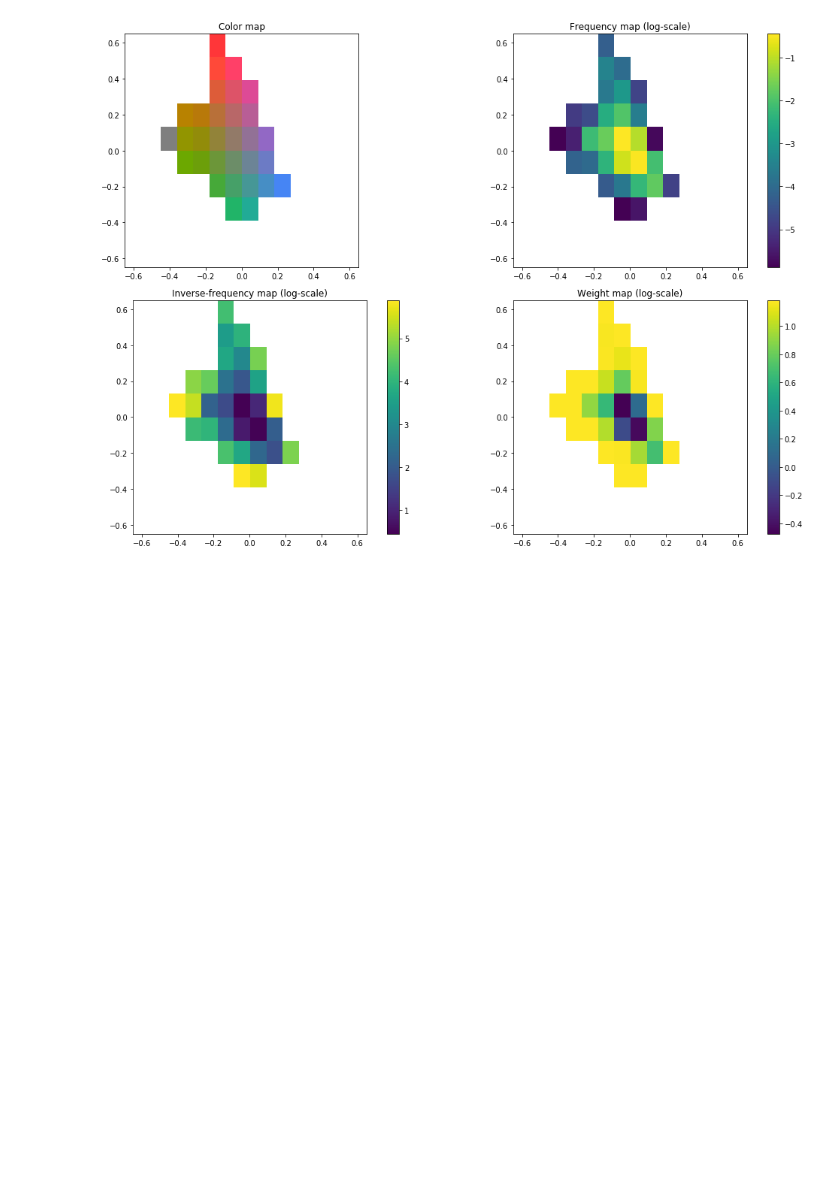
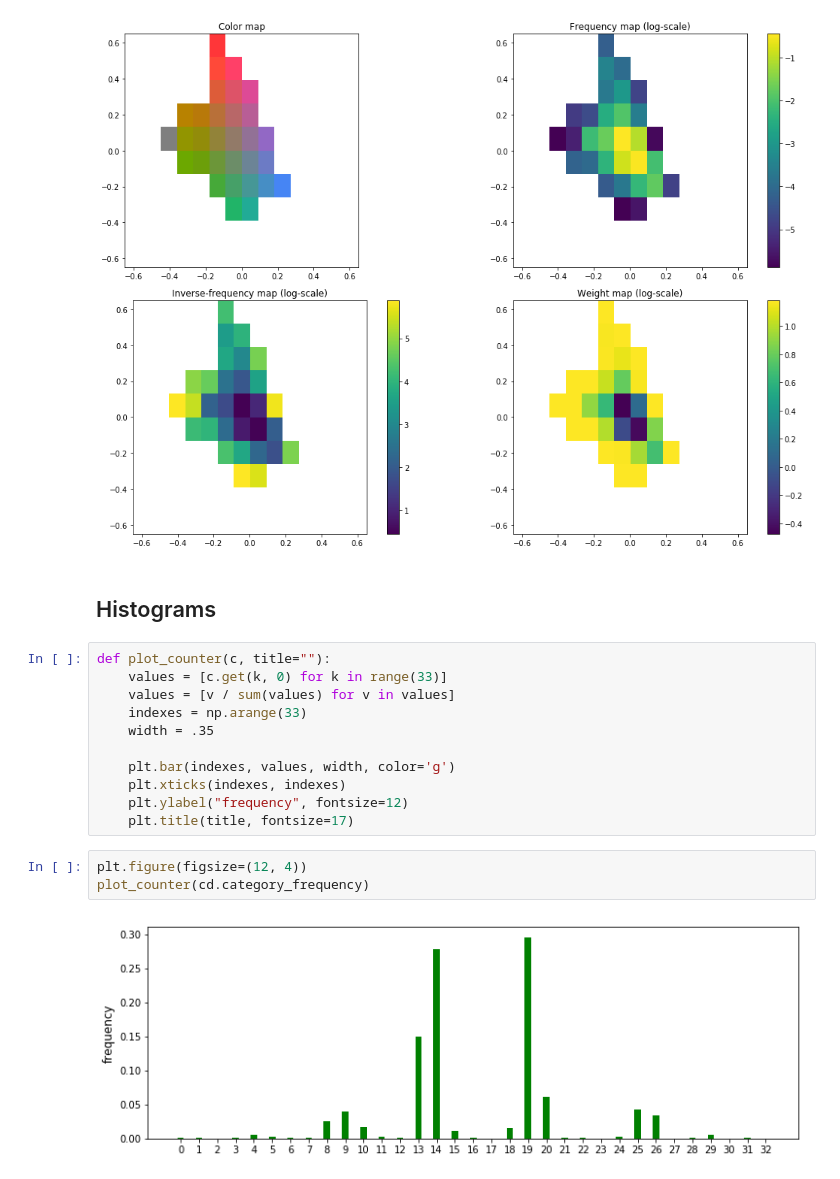
Before and after one commit to vincentbillaut/all-colors-matter, a Jupyter notebook: notebooks/ColorDiscretizer demo.ipynb, the cells around one changed output. Cells and saved outputs as stored; diff of their text form; blank space fills up the shorter version.

```diff
--- a/notebooks/ColorDiscretizer demo.ipynb
+++ b/notebooks/ColorDiscretizer demo.ipynb
@@ -193,3 +193,21 @@ Remaining colors: 31
 [figure]
 [figure]
 [figure]
+# %% [markdown]
+## Histograms
+# %%
+def plot_counter(c, title=""):
+    values = [c.get(k, 0) for k in range(33)]
+    values = [v / sum(values) for v in values]
+    indexes = np.arange(33)
+    width = .35
+
+    plt.bar(indexes, values, width, color='g')
+    plt.xticks(indexes, indexes)
+    plt.ylabel("frequency", fontsize=12)
+    plt.title(title, fontsize=17)
+# %%
+plt.figure(figsize=(12, 4))
+plot_counter(cd.category_frequency)
+# %% [output]
+[figure, added]
```
Also changed, not shown: parts of 3 cells of this notebook, 5 other files.
